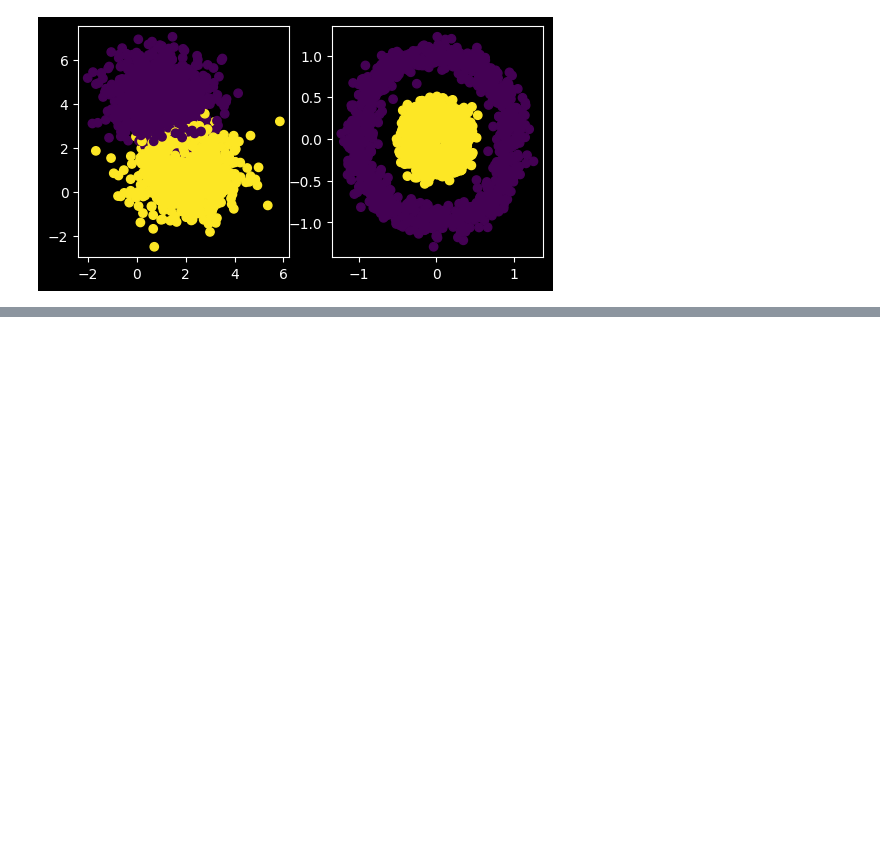
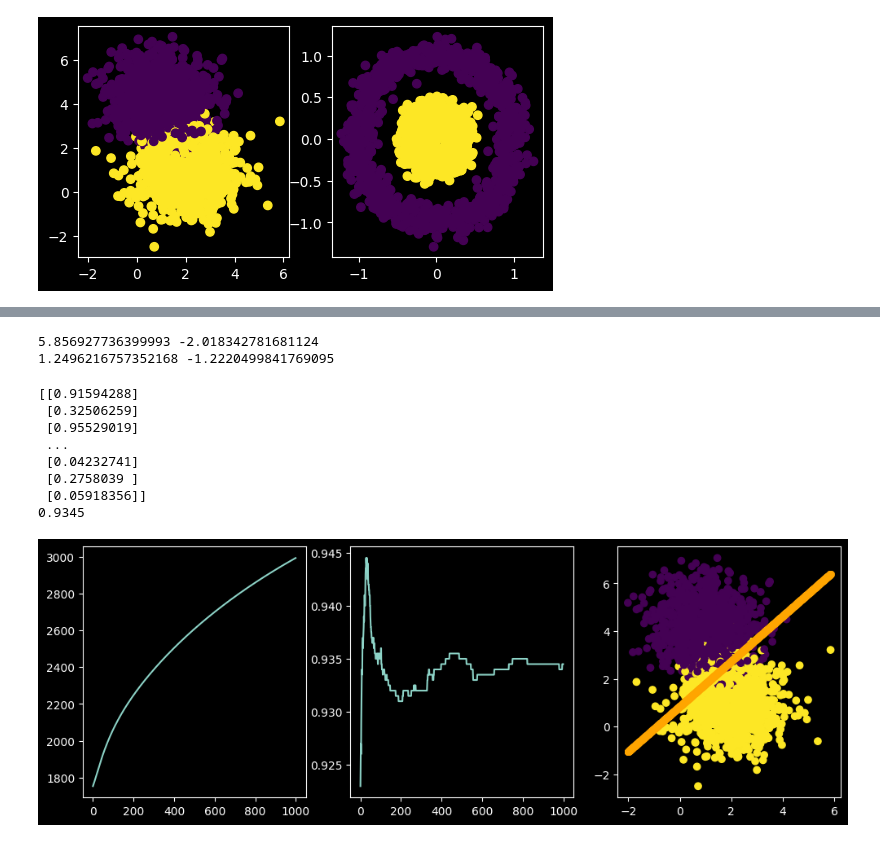
Before and after one commit to OMARterf/Reseaux_de_neurones_a_une-couches, a Jupyter notebook: reseaux_de_neurones_a_une_couches.ipynb, the cells around one changed output, grey strips where cells are left out. Cells and saved outputs as stored; diff of their text form; code cells hidden in the pictures; blank space fills up the shorter version.

```diff
--- a/reseaux_de_neurones_a_une_couches.ipynb
+++ b/reseaux_de_neurones_a_une_couches.ipynb
@@ -29,0 +73,11 @@ plt.show
+# %%
+# fonction de prediction
+def predict(X,W,b):
+    A = froward_propagation(W,b,X)
+    return A >= 0.5
+# %%
+print(max(X_li[:,0]),min(X_li[:,0]))
+print(max(X_nl[:,0]),min(X_nl[:,0]))
+# %% [output]
+5.856927736399993 -2.018342781681124
+1.2496216757352168 -1.2220499841769095
@@ -29,0 +95,48 @@ plt.show
+# %%
+# on vas faire le neurons maitenant
+def neurone(X,y,learning_rate,n_inter=1000):
+
+    W,b = initialisation(X)
+    Loss =[]
+    acc = []
+
+    for i in tqdm(range(n_inter)):
+        A = froward_propagation(W,b,X)
+        dW,db =backward_propagation(X,y,A,W,b)
+        W,b = update(W,b,dW,db,learning_rate)
+        y_pred = predict(X,W,b)
+        Loss.append(log_loss(y,A))
+        acc.append(accuracy_score(y.ravel(),y_pred.ravel()))
+
+
+    y_pred = predict(X,W,b)
+    print(accuracy_score(y.ravel(),y_pred.ravel()))
+    x0 = np.linspace(max(X[:,0]),min(X[:,0]),X.shape[0])
+    x1 = (-W[0]*x0-b)/W[1]
+
+    plt.figure(figsize=(12,4))
+
+    plt.subplot(1,3,1)
+    plt.plot(Loss)
+
+    plt.subplot(1,3,2)
+    plt.plot(acc)
+
+    plt.subplot(1,3,3)
+    plt.scatter(X[:,0],X[:,1],label = 'data set ',c=y,cmap='viridis')
+    plt.scatter(x0,x1,c='orange',lw=0.5)
+
+    plt.show()
+    return(W,b)
+# %%
+W,b = neurone(X_li,y_li,learning_rate=0.01,n_inter=1000)
+# %% [output]
+[[0.91594288]
+ [0.32506259]
+ [0.95529019]
+ ...
+ [0.04232741]
+ [0.2758039 ]
+ [0.05918356]]
+0.9345
+[figure, added]
```
Also changed, not shown: parts of 11 cells of this notebook.
